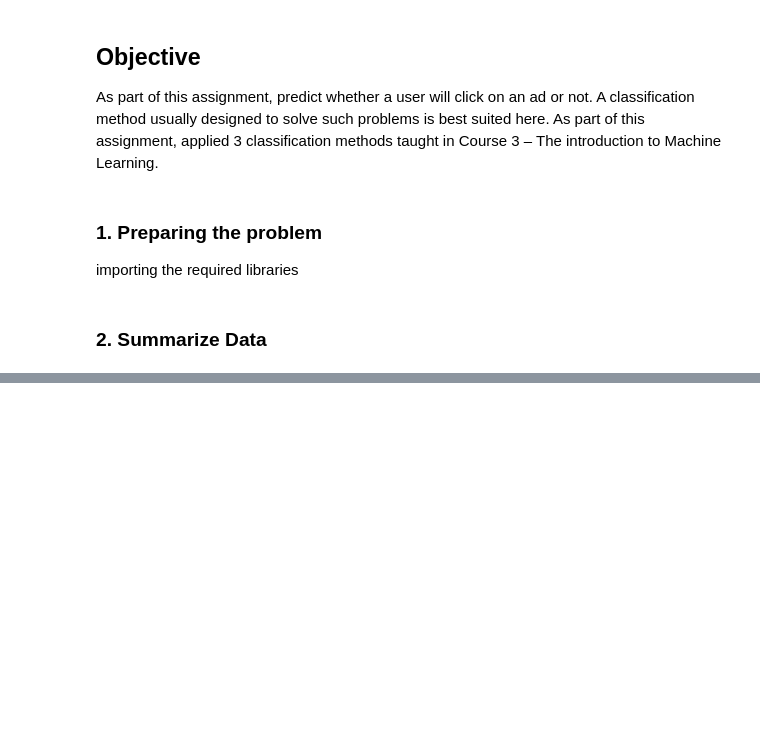
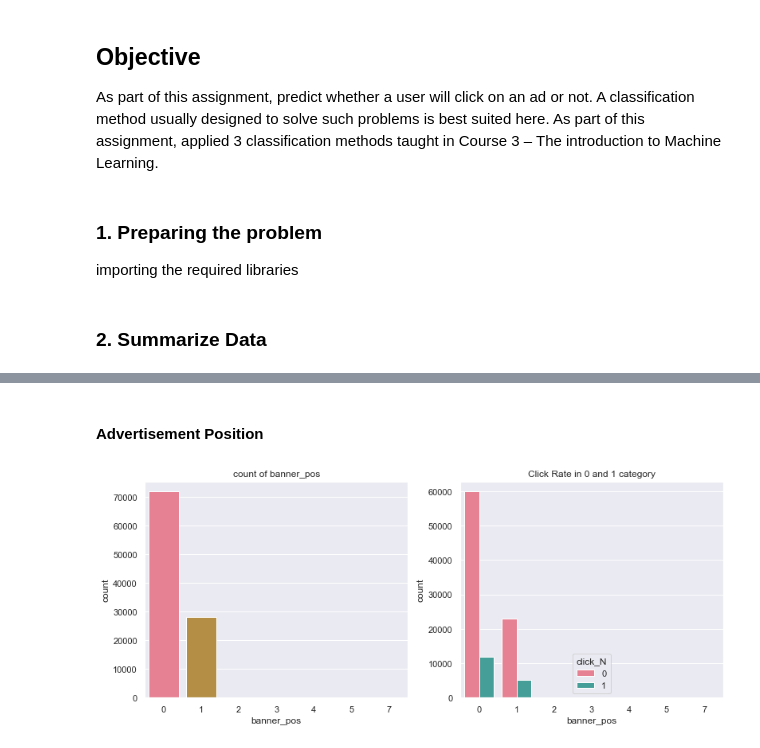
Before and after one commit to jagsrj/ClickThroughRatePrediction, a Jupyter notebook: Machine Learning Assignment - Click Through Rate Prediction.ipynb, the cells around one changed output, grey strips where cells are left out. Saved outputs shown, nothing was run; the diff lists cells and outputs as text; code cells hidden in the pictures; blank space fills up the shorter version.

```diff
--- a/Machine Learning Assignment - Click Through Rate Prediction.ipynb
+++ b/Machine Learning Assignment - Click Through Rate Prediction.ipynb
@@ -46,0 +113,13 @@ data.head()
+# %% [markdown]
+#### Advertisement Position
+# %%
+plt.figure(figsize = (13,5))
+plt.subplot(1,2,1)
+sns.countplot(data['banner_pos'],palette='husl')
+plt.title("count of banner_pos")
+plt.subplot(1,2,2)
+sns.countplot(data['banner_pos'], hue = data['click_N'],palette="husl")
+plt.title("Click Rate in 0 and 1 category")
+plt.show()
+# %% [output]
+[figure, added]
```
Also changed, not shown: parts of 25 cells of this notebook.
